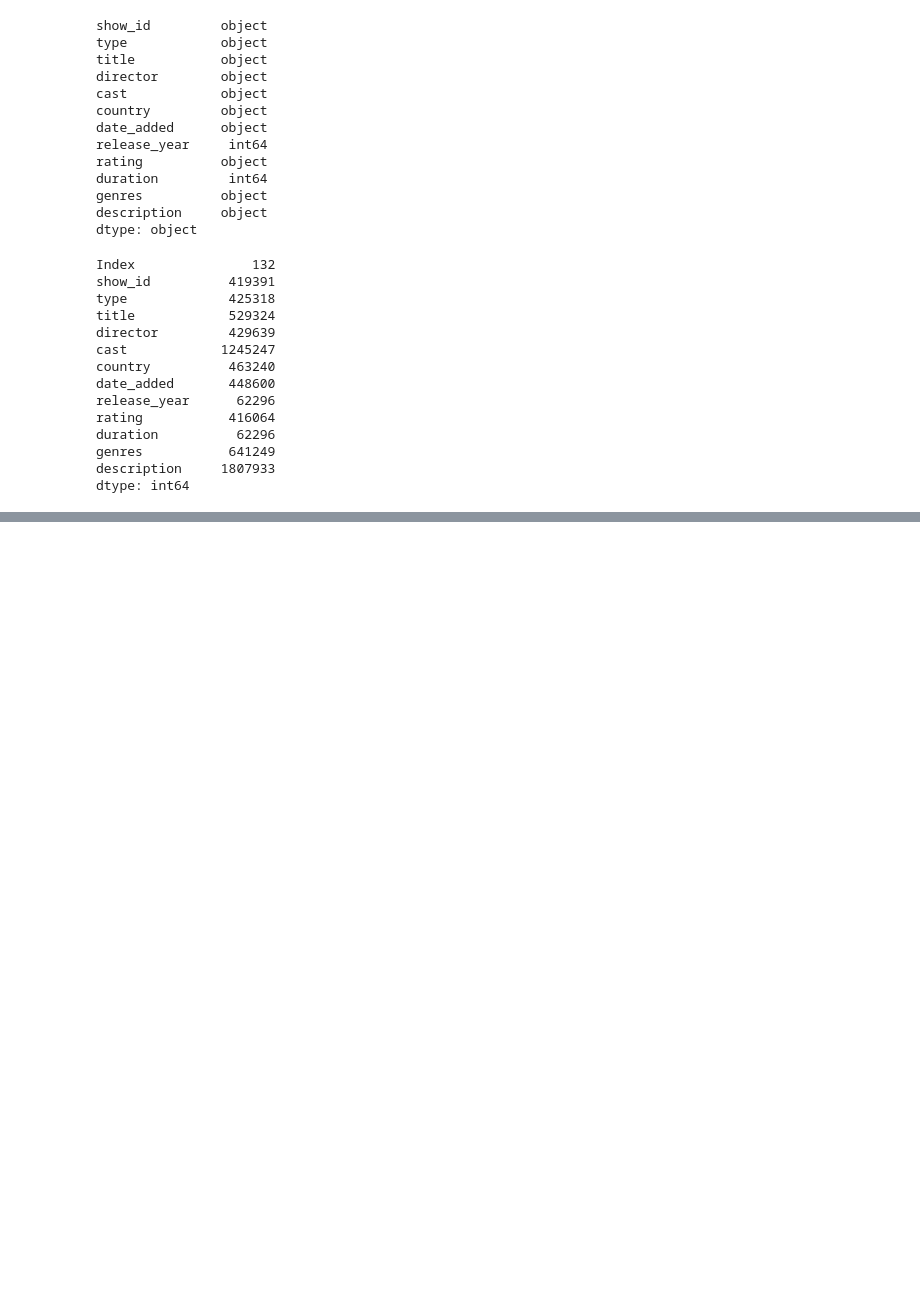
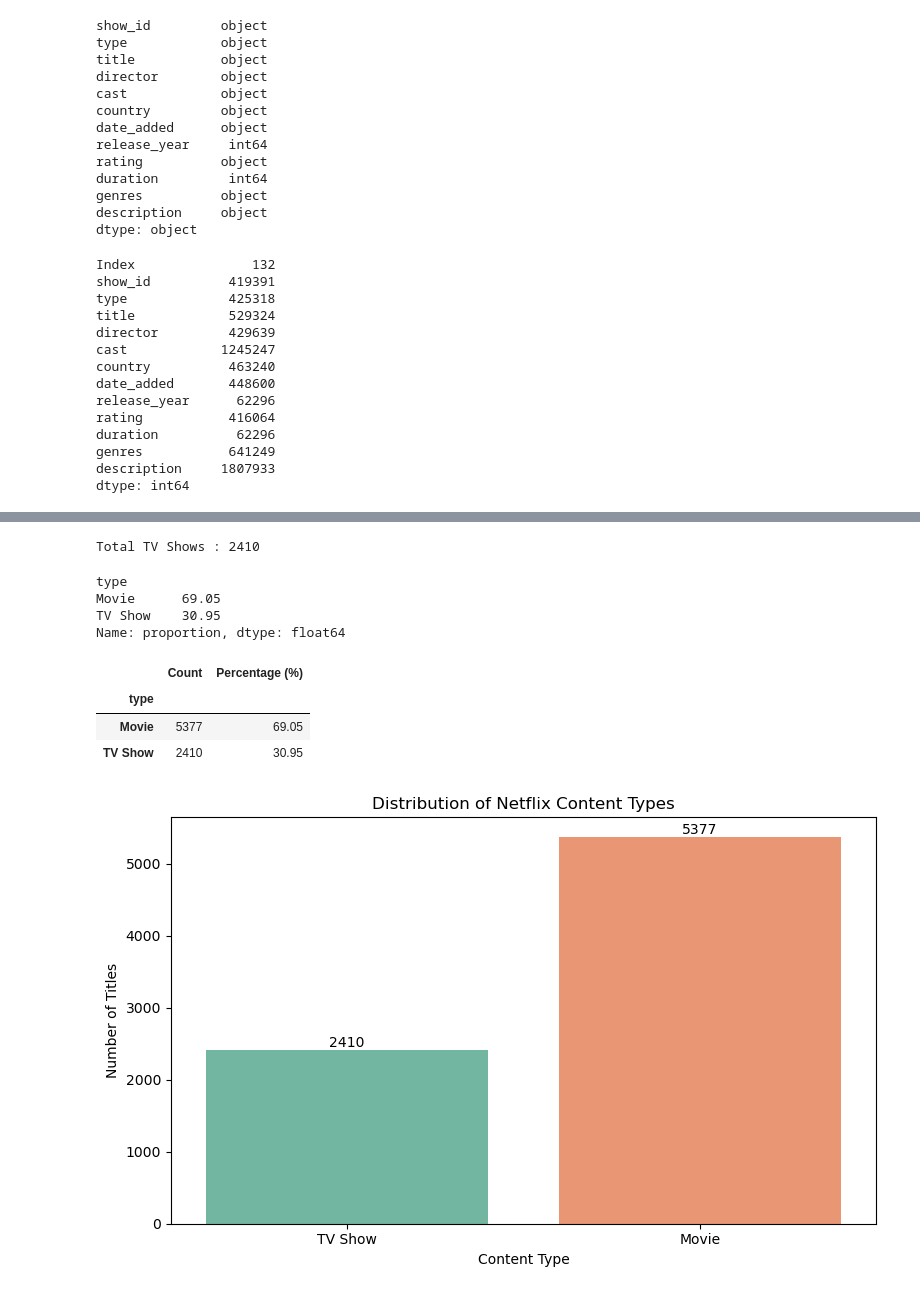
Before and after one commit to aryandhiman01/Netflix_Content_Intelligence, a Jupyter notebook: task.ipynb, the cells around one changed output, grey strips where cells are left out. Cells and saved outputs as stored; diff of their text form; code cells hidden in the pictures; blank space fills up the shorter version.

```diff
--- a/task.ipynb
+++ b/task.ipynb
@@ -240,0 +295,20 @@ df.sample(5, random_state=42)
+# %%
+df_clean["country"] = df_clean["country"].fillna("Unknown")
+# %%
+df_clean["rating"] = df_clean["rating"].fillna(df_clean["rating"].mode()[0])
+# %%
+df_clean["date_added"] = pd.to_datetime(
+    df_clean["date_added"],
+    errors="coerce"
+)
+# %%
+df_clean["movie_duration"] = (
+    df_clean["duration"]
+    .astype(str)
+    .str.extract(r"(\d+)")
+)
+
+df_clean["movie_duration"] = pd.to_numeric(
+    df_clean["movie_duration"],
+    errors="coerce"
+)
@@ -240,0 +487,57 @@ df.sample(5, random_state=42)
+# %%
+# Total TV Shows
+tv_shows = df_clean[df_clean["type"] == "TV Show"].shape[0]
+
+print("Total TV Shows :", tv_shows)
+# %% [output]
+Total TV Shows : 2410
+# %%
+# Percentage Distribution
+percentage = (
+    df_clean["type"]
+    .value_counts(normalize=True)
+    * 100
+).round(2)
+
+percentage
+# %% [output]
+type
+Movie      69.05
+TV Show    30.95
+Name: proportion, dtype: float64
+# %%
+# Create Summary Table
+summary = pd.DataFrame({
+    "Count": content_count,
+    "Percentage (%)": percentage
+})
+
+summary
+# %% [output]
+|  | Count | Percentage (%) |
+| type |  |  |
+| Movie | 5377 | 69.05 |
+| TV Show | 2410 | 30.95 |
+# %%
+plt.figure(figsize=(8,5))
+
+ax = sns.countplot(
+    data=df_clean,
+    x="type",
+    hue="type",
+    palette="Set2",
+    legend=False
+)
+
+for container in ax.containers:
+    ax.bar_label(container)
+
+plt.title("Distribution of Netflix Content Types")
+plt.xlabel("Content Type")
+plt.ylabel("Number of Titles")
+
+plt.tight_layout()
+
+plt.show()
+# %% [output]
+[figure, added]
```
Also changed, not shown: parts of 129 cells of this notebook, 1 other file.
